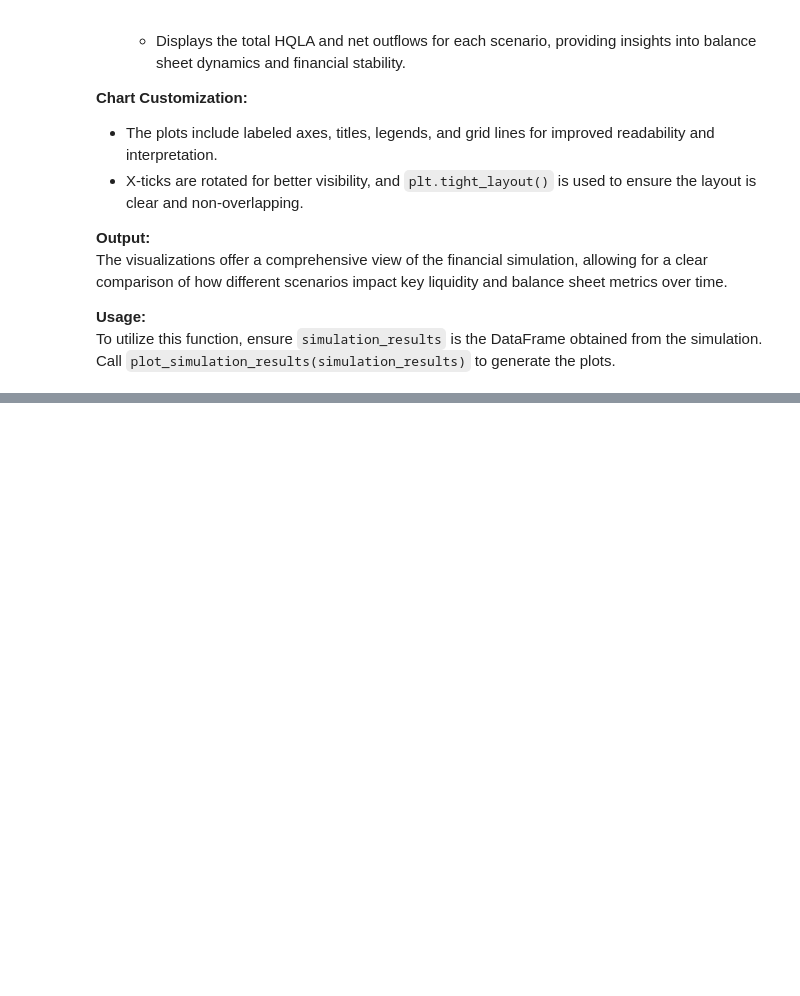
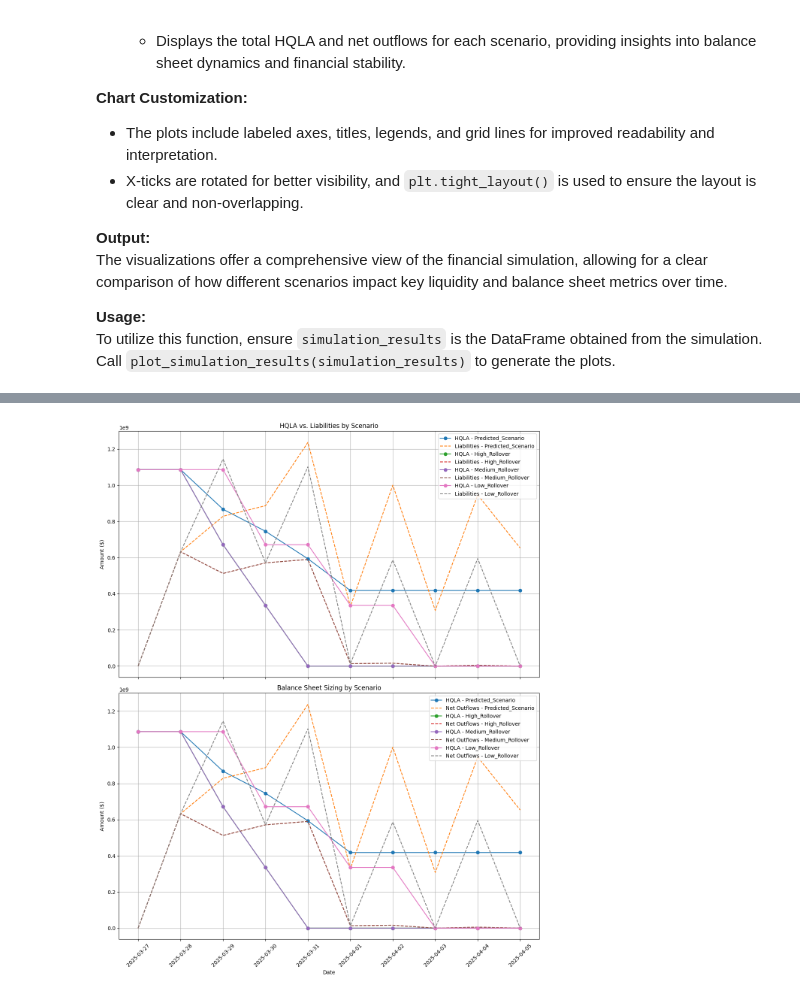
Before and after one commit to prashantmalan/ALM, a Jupyter notebook: ALM_balancesheet_management.ipynb, the cells around one changed output, grey strips where cells are left out. Saved outputs shown, nothing was run; the diff lists cells and outputs as text; code cells hidden in the pictures; blank space fills up the shorter version.

```diff
--- a/ALM_balancesheet_management.ipynb
+++ b/ALM_balancesheet_management.ipynb
@@ -1077,0 +1931,42 @@ plot_simulation_results(simulation_results)
+# %%
+import matplotlib.pyplot as plt
+
+def plot_simulation_results(results_df):
+    """Plot the simulation results to visualize LCR and balance sheet metrics."""
+
+    # Set up the plot
+    fig, axes = plt.subplots(nrows=2, ncols=1, figsize=(12, 15), sharex=True)
+
+
+
+    # Plot HQLA vs. Liabilities
+    for scenario in results_df['Scenario'].unique():
+        scenario_data = results_df[results_df['Scenario'] == scenario]
+        axes[0].plot(scenario_data['Date'], scenario_data['HQLA'], label=f'HQLA - {scenario}', marker='o')
+        axes[0].plot(scenario_data['Date'], scenario_data['Net_Cash_Outflows'], label=f'Liabilities - {scenario}', linestyle='--')
+
+    axes[0].set_title('HQLA vs. Liabilities by Scenario')
+    axes[0].set_ylabel('Amount ($)')
+    axes[0].legend()
+    axes[0].grid(True)
+
+    # Plot Balance Sheet Size
+    for scenario in results_df['Scenario'].unique():
+        scenario_data = results_df[results_df['Scenario'] == scenario]
+        axes[1].plot(scenario_data['Date'], scenario_data['HQLA'], label=f'HQLA - {scenario}', marker='o')
+        axes[1].plot(scenario_data['Date'], scenario_data['Net_Cash_Outflows'], label=f'Net Outflows - {scenario}', linestyle='--')
+
+    axes[1].set_title('Balance Sheet Sizing by Scenario')
+    axes[1].set_ylabel('Amount ($)')
+    axes[1].set_xlabel('Date')
+    axes[1].legend()
+    axes[1].grid(True)
+
+    plt.xticks(rotation=45)
+    plt.tight_layout()
+    plt.show()
+
+# Assuming simulation_results is the DataFrame obtained from the simulation
+plot_simulation_results(simulation_results)
+# %% [output]
+[figure, added]
```
Also changed, not shown: parts of 28 cells of this notebook.
